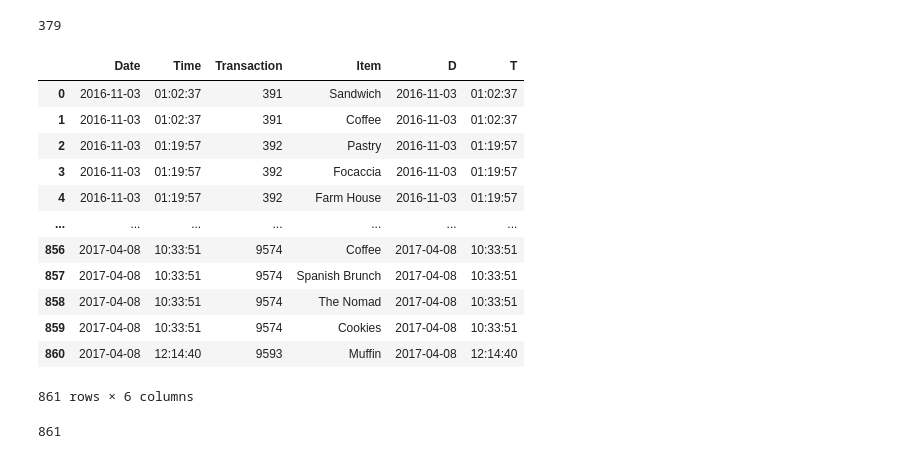
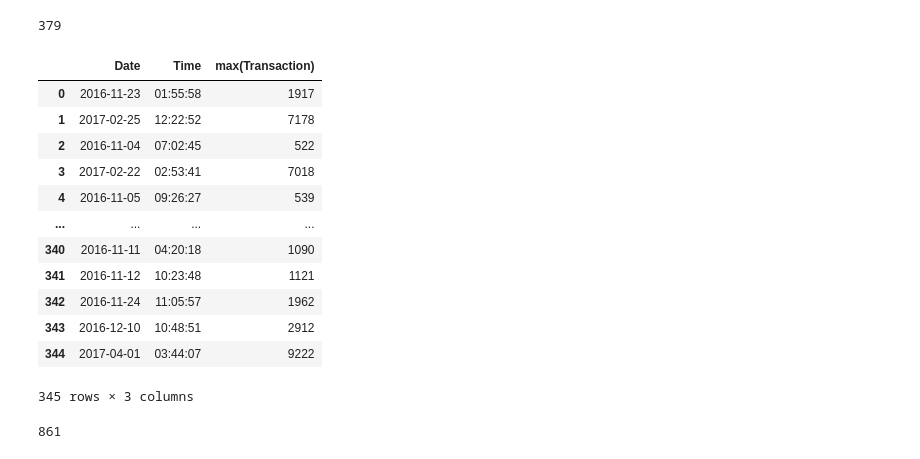
Before and after one commit to Alaqian/Big-Data-Code, a Jupyter notebook: Spark/aaz7118-hw2.ipynb, the cells around one changed output. Saved outputs shown, nothing was run; the diff lists cells and outputs as text; code cells hidden in the pictures.

```diff
--- a/Spark/aaz7118-hw2.ipynb
+++ b/Spark/aaz7118-hw2.ipynb
@@ -35,17 +35,18 @@ Example output (not actual solution)
 4. Group the data by `Date` and `Item`, aggregate the `sum` of `Transaction` for each `Item` aliased as `Total` and, sort by `Date` and `Total`
 5. Group the data by `Date` and return the last `Item` and last `Total`
 # %%
-# 1. Import BreadBasket_DMS.csv into a dataframe
+# 1. Import BreadBasket_DMS.csv into a dataframe and `filter` out rows with `NONE` in the `Item` column
 BreadBasket_DMV = spark.read.option("header", True).option("InferSchema", True).csv("BreadBasket_DMS.csv")
+BreadBasket_DMV = BreadBasket_DMV.filter(col("Item") != "NONE")
 
 # 2. Extract dates in `YYYY-MM-DD` format from the `Date` column and times in `hh:mm:ss` format from the `Time` column
 from pyspark.sql.functions import col, to_date, date_format
 BreadBasket_DMV = BreadBasket_DMV.withColumn("Date", to_date(col("Date"), "YYYY-MM-DD"))
 BreadBasket_DMV = BreadBasket_DMV.withColumn("Time", date_format(col("Time"),"hh:mm:ss"))
 
-# 3. Filter the data by `Time` in the range of `08:00:00` and `08:59:00` inclusive and remove rows with `None` in the `Item` column
+# 3. Filter the data by `Time` in the range of `08:00:00` and `08:59:00` inclusive
 q1 = BreadBasket_DMV
-q1 = q1.filter((col("Time") <= "08:59:00") & (col("Time") >= "08:00:00") & (col("Item") != "NONE"))
+q1 = q1.filter((col("Time") <= "08:59:00") & (col("Time") >= "08:00:00"))
 
 # 4. Group the data by `Date` and `Item`, aggregate the `sum` of `Transaction` for each `Item` aliased as `Total` and, sort by `Date` and `Total`
 from pyspark.sql.functions import sum
@@ -90,5 +93,3 @@ To qualify as an item bought in the same transaction, we will consider items bou
 # %%
-brown_trans = BreadBasket_DMV.filter(col("Item") == "Brownie").select(col("Date").alias("D"),col("Time").alias("T")).sort("D","T")
+brown_trans = BreadBasket_DMV.filter(col("Item") == "Brownie").select(col("Date").alias("D"),col("Time").alias("T"),"Item").sort("D","T")
 brown_trans.toPandas()
-JoinExpression = (BreadBasket_DMV["Date"] == brown_trans["D"]) & (BreadBasket_DMV["Time"] == brown_trans["T"])
-q2 = BreadBasket_DMV.join(brown_trans,JoinExpression).sort("Date","Time")
@@ -94,0 +110,3 @@ q2 = BreadBasket_DMV.join(brown_trans,JoinExpression).sort("Date","Time")
+# %%
+b = BreadBasket_DMV.filter(col("Item") != "Brownie")
+b.toPandas()
@@ -94,0 +127,4 @@ q2 = BreadBasket_DMV.join(brown_trans,JoinExpression).sort("Date","Time")
+# %%
+JoinExpression = (b["Date"] == brown_trans["D"]) & (b["Time"] == brown_trans["T"])
+q2 = b.join(brown_trans,JoinExpression, "left_semi").sort("Date","Time")
+q2.toPandas()
@@ -98,21 +150,21 @@ brown_trans.count()
 # %% [output]
 379
 # %%
-q2.filter(col("Item") != "Brownie").toPandas()
+q2.filter(col("Item") != "Brownie").groupBy("Date","Time").max("Transaction").toPandas()
 # %% [output]
-|  | Date | Time | Transaction | Item | D | T |
-| 0 | 2016-11-03 | 01:02:37 | 391 | Sandwich | 2016-11-03 | 01:02:37 |
-| 1 | 2016-11-03 | 01:02:37 | 391 | Coffee | 2016-11-03 | 01:02:37 |
-| 2 | 2016-11-03 | 01:19:57 | 392 | Pastry | 2016-11-03 | 01:19:57 |
-| 3 | 2016-11-03 | 01:19:57 | 392 | Focaccia | 2016-11-03 | 01:19:57 |
-| 4 | 2016-11-03 | 01:19:57 | 392 | Farm House | 2016-11-03 | 01:19:57 |
-| ... | ... | ... | ... | ... | ... | ... |
-| 856 | 2017-04-08 | 10:33:51 | 9574 | Coffee | 2017-04-08 | 10:33:51 |
-| 857 | 2017-04-08 | 10:33:51 | 9574 | Spanish Brunch | 2017-04-08 | 10:33:51 |
-| 858 | 2017-04-08 | 10:33:51 | 9574 | The Nomad | 2017-04-08 | 10:33:51 |
-| 859 | 2017-04-08 | 10:33:51 | 9574 | Cookies | 2017-04-08 | 10:33:51 |
-| 860 | 2017-04-08 | 12:14:40 | 9593 | Muffin | 2017-04-08 | 12:14:40 |
+|  | Date | Time | max(Transaction) |
+| 0 | 2016-11-23 | 01:55:58 | 1917 |
+| 1 | 2017-02-25 | 12:22:52 | 7178 |
+| 2 | 2016-11-04 | 07:02:45 | 522 |
+| 3 | 2017-02-22 | 02:53:41 | 7018 |
+| 4 | 2016-11-05 | 09:26:27 | 539 |
+| ... | ... | ... | ... |
+| 340 | 2016-11-11 | 04:20:18 | 1090 |
+| 341 | 2016-11-12 | 10:23:48 | 1121 |
+| 342 | 2016-11-24 | 11:05:57 | 1962 |
+| 343 | 2016-12-10 | 10:48:51 | 2912 |
+| 344 | 2017-04-01 | 03:44:07 | 9222 |
-861 rows × 6 columns
+345 rows × 3 columns
 # %%
 1240-379
 # %% [output]
```
Also changed, not shown: parts of 6 cells of this notebook.
